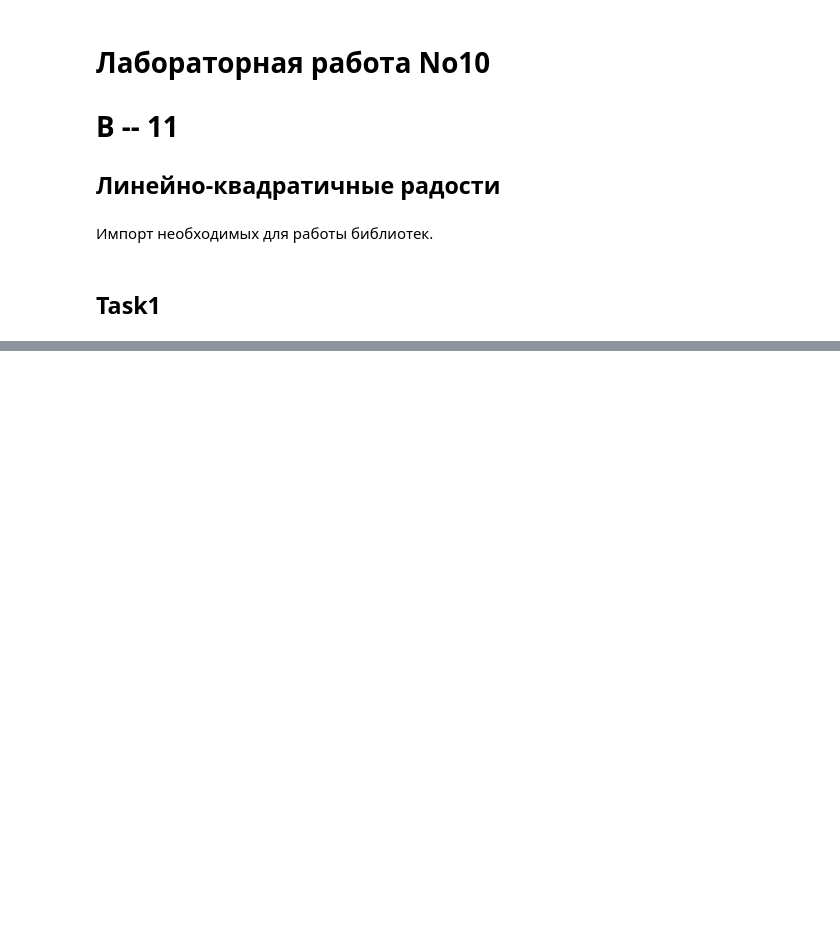
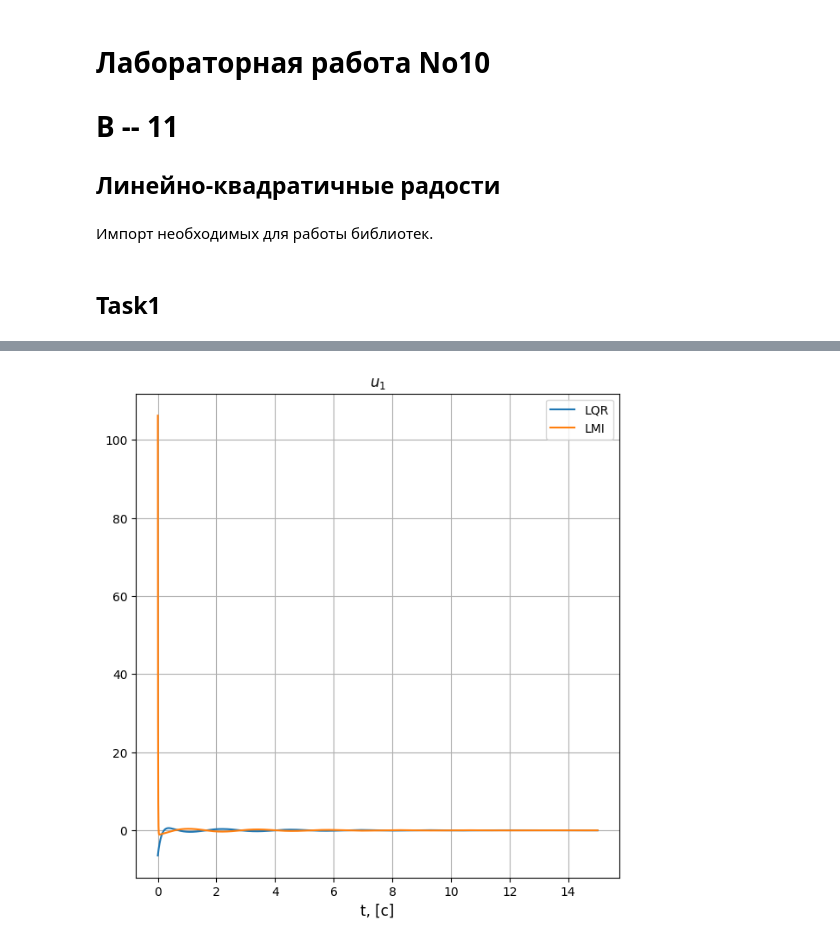
Before and after one commit to lalayants/control-theory-itmo-2023-2024, a Jupyter notebook: spring/Lab10/lab10.ipynb, the cells around one changed output, grey strips where cells are left out. Drawn from its saved outputs; the diff is of its cells as text; code cells hidden in the pictures; blank space fills up the shorter version.

```diff
--- a/spring/Lab10/lab10.ipynb
+++ b/spring/Lab10/lab10.ipynb
@@ -143,0 +229,15 @@ J_real = 2057.8004541007786
+# %%
+fig, axs = plt.subplots(1, 1, figsize=(7, 7))
+plt.subplots_adjust(left=0.1, bottom=0.1, right=0.9, top=0.9, wspace=0.4,hspace=0.4)
+
+
+plt.plot(ts, lqr_us[0], label='LQR')
+plt.plot(ts, lmi_us[0], label='LMI')
+
+plt.xlabel(f"t, [c]", fontsize=12)
+plt.title(f"$u_1$", fontsize=12)
+plt.grid(True)
+plt.legend()
+plt.savefig(f'{SAVE_PATH}/task2_us.jpg')
+# %% [output]
+[figure, added]
```
Also changed, not shown: parts of 9 cells of this notebook, 1 other file.
